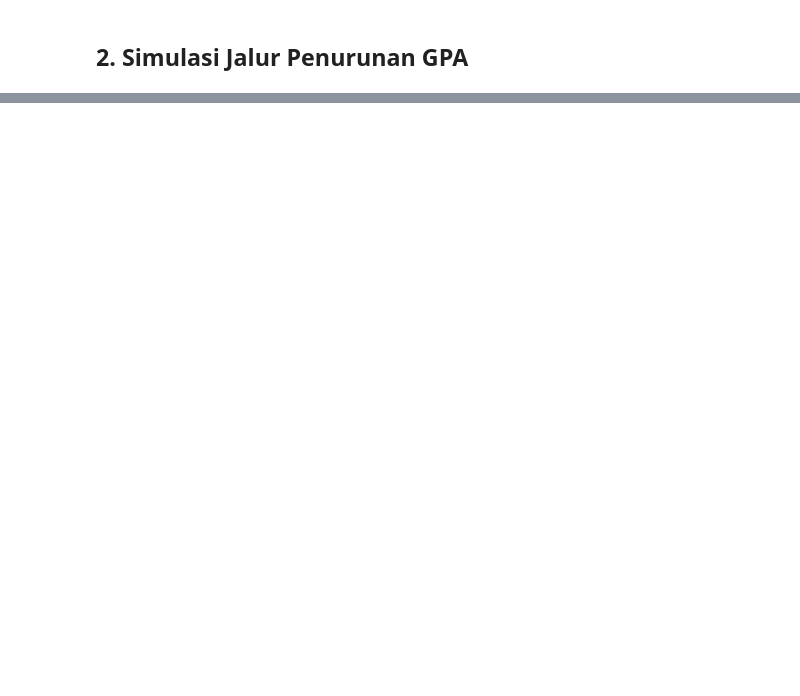
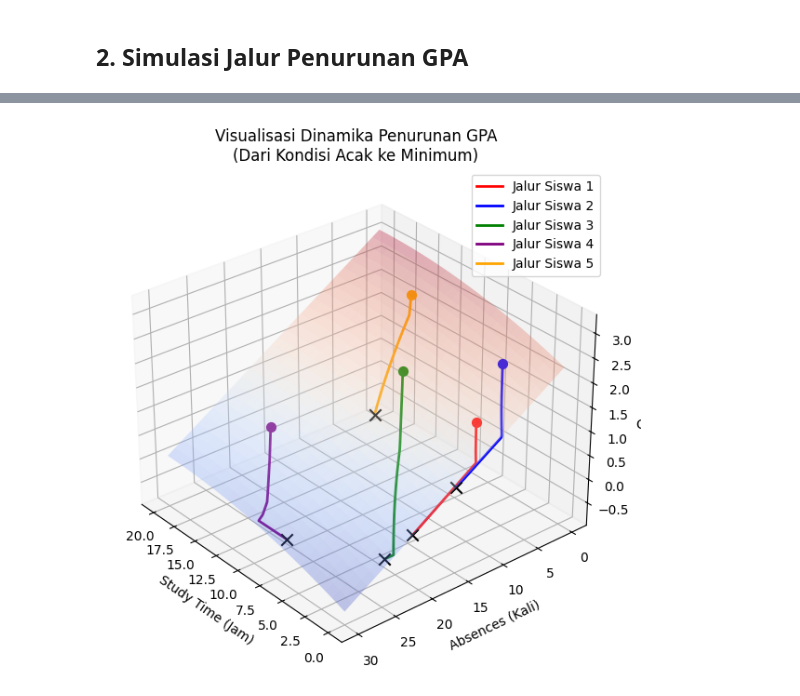
Before and after one commit to ErisAlfionita8/anum-group-project, a Jupyter notebook: eas_nilai_optimum.ipynb, the cells around one changed output, grey strips where cells are left out. Cells and saved outputs as stored; diff of their text form; code cells hidden in the pictures; blank space fills up the shorter version.

```diff
--- a/eas_nilai_optimum.ipynb
+++ b/eas_nilai_optimum.ipynb
@@ -288,0 +292,32 @@ Namun demikian, titik ini belum berada pada kondisi optimal, karena masih terdap
+# %%
+fig = plt.figure(figsize=(10, 7))
+ax = fig.add_subplot(111, projection='3d')
+
+s_range = np.linspace(0, 20, 30)
+a_range = np.linspace(0, 30, 30)
+S, A = np.meshgrid(s_range, a_range)
+Z = (2 + 0.08*S - 0.1*A + 0.3*0 + 0.25*0 + 0.02*15 - 0.002*S**2)
+
+ax.plot_surface(S, A, Z, cmap='coolwarm', alpha=0.3)
+
+colors = ['red', 'blue', 'green', 'purple', 'orange']
+
+for i, (path_coords, path_gpa) in enumerate(all_paths):
+    xs = path_coords[:, 0]
+    ys = path_coords[:, 1]
+    zs = path_gpa
+
+    ax.plot(xs, ys, zs, color=colors[i], linewidth=2, label=f'Jalur Siswa {i+1}')
+    ax.scatter(xs[0], ys[0], zs[0], color=colors[i], marker='o', s=50)
+    ax.scatter(xs[-1], ys[-1], zs[-1], color='black', marker='x', s=80)
+
+# Labeling
+ax.set_xlabel('Study Time (Jam)')
+ax.set_ylabel('Absences (Kali)')
+ax.set_zlabel('GPA')
+ax.set_title('Visualisasi Dinamika Penurunan GPA\n(Dari Kondisi Acak ke Minimum)')
+ax.view_init(elev=30, azim=140) # Mengatur sudut pandang kamera
+plt.legend()
+plt.show()
+# %% [output]
+[figure, added]
```
Also changed, not shown: parts of 23 cells of this notebook.
